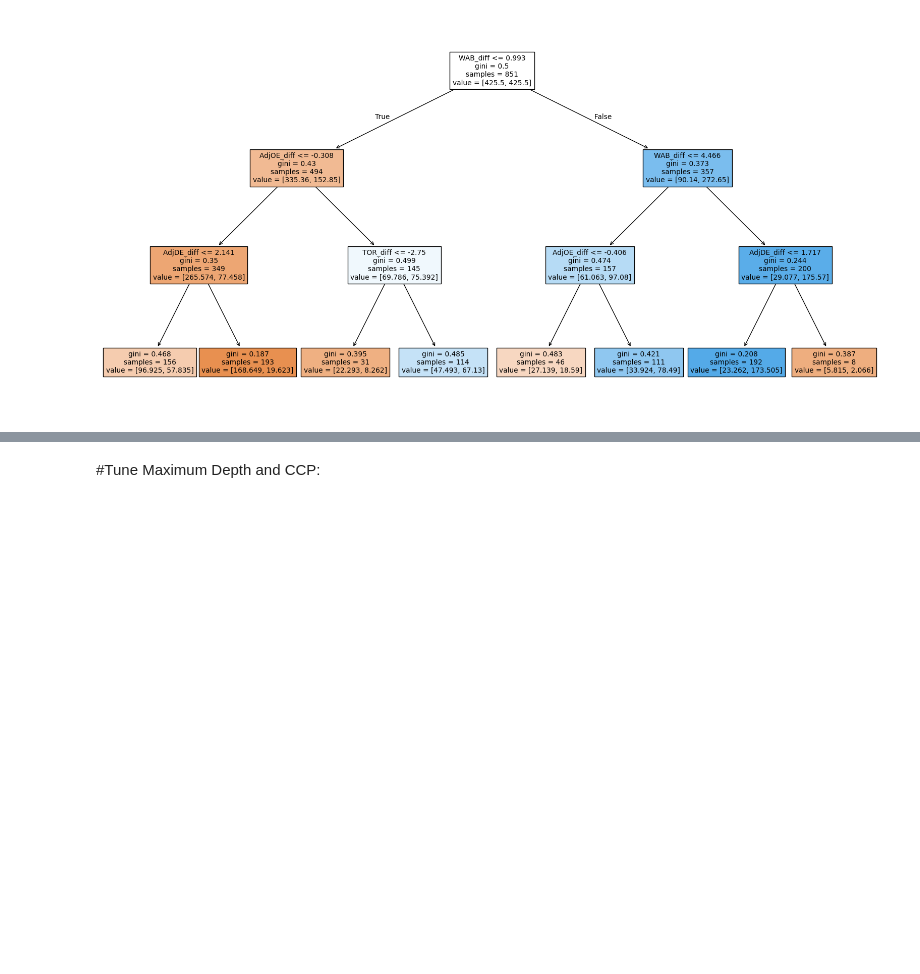
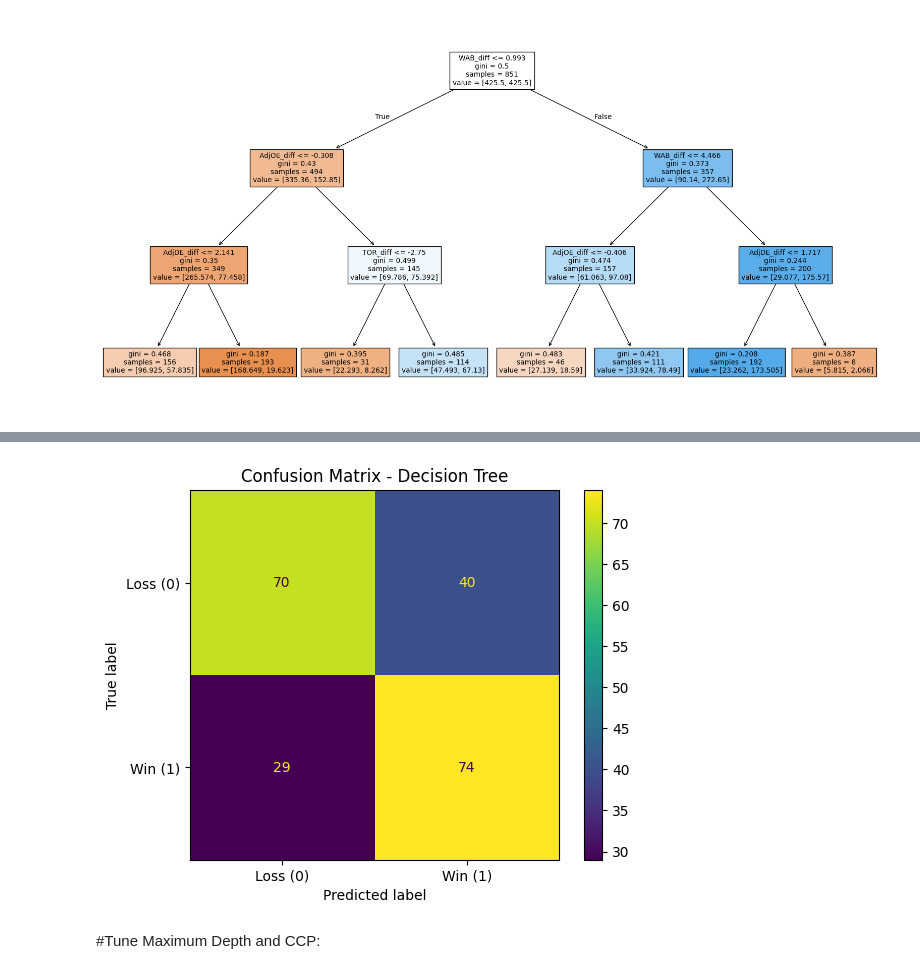
Before and after one commit to joshuasanty/March-Madness-Picks-Statistics, a Jupyter notebook: bart_torvik_data_model/Presentation/tree.ipynb, the cells around one changed output, grey strips where cells are left out. Cells and saved outputs as stored; diff of their text form; code cells hidden in the pictures; blank space fills up the shorter version.

```diff
--- a/bart_torvik_data_model/Presentation/tree.ipynb
+++ b/bart_torvik_data_model/Presentation/tree.ipynb
@@ -84,3 +110,20 @@ plt.savefig("tree.pdf")
+# %%
+from sklearn.metrics import ConfusionMatrixDisplay
+import matplotlib.pyplot as plt
+
+y_pred = clf.predict(X_test)
+
+disp = ConfusionMatrixDisplay.from_estimator(
+    clf,
+    X_test,
+    y_test,
+    display_labels=["Loss (0)", "Win (1)"]
+)
+
+plt.title("Confusion Matrix - Decision Tree")
+plt.show()
+# %% [output]
+[figure, added]
 # %% [markdown]
 #Tune Maximum Depth and CCP:
 # %%
```
Also changed, not shown: parts of 10 cells of this notebook, 8 other files.
